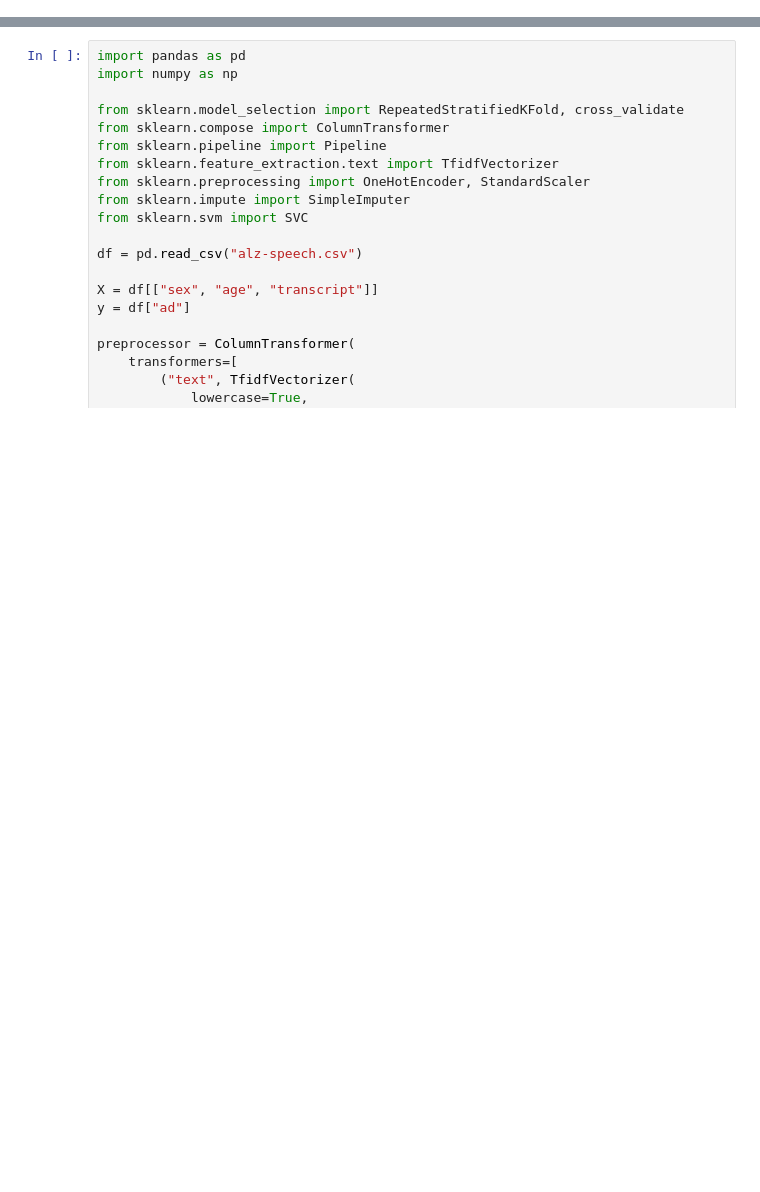
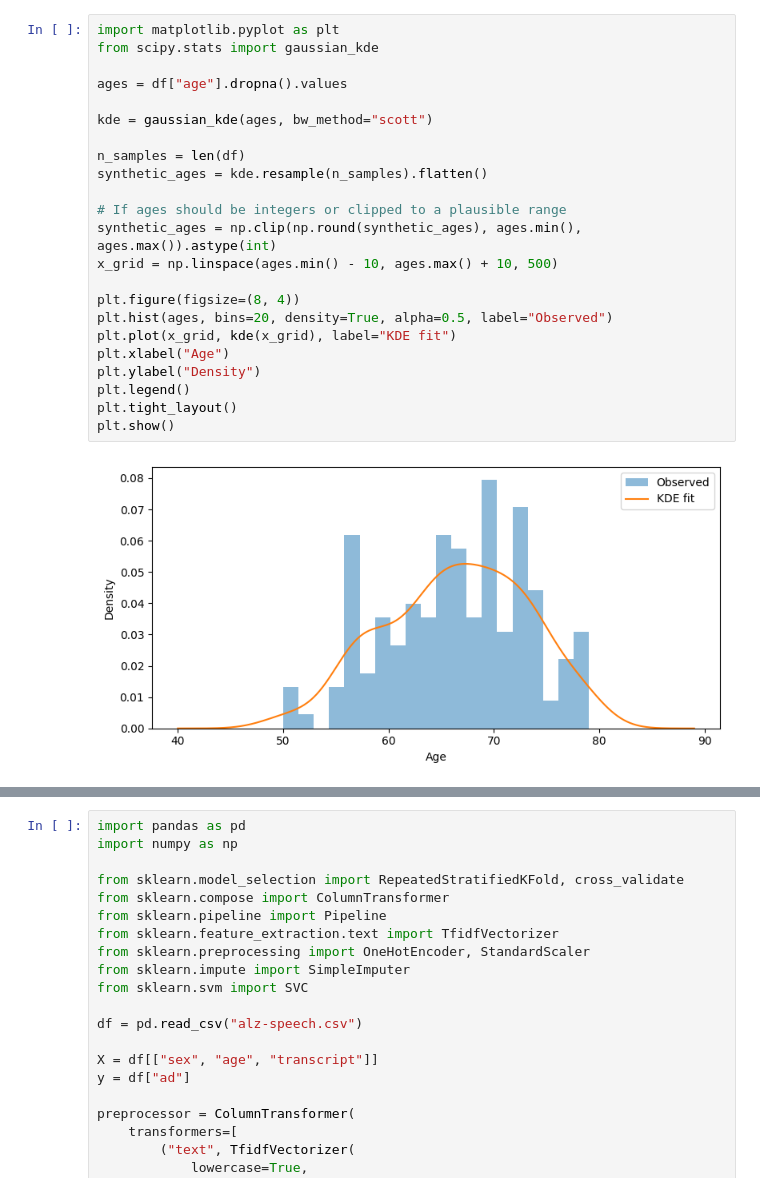
Before and after one commit to jwgarber/bayesian-alzheimers-project, a Jupyter notebook: model.ipynb, the cells around one changed output, grey strips where cells are left out. Drawn from its saved outputs; the diff is of its cells as text; blank space fills up the shorter version.

```diff
--- a/model.ipynb
+++ b/model.ipynb
@@ -79,3 +78,28 @@ f1        : 0.7435 +- 0.1026
 roc_auc   : 0.8639 +- 0.0657
 precision : 0.8340 +- 0.1057
 recall    : 0.6830 +- 0.1300
+# %%
+import matplotlib.pyplot as plt
+from scipy.stats import gaussian_kde
+
+ages = df["age"].dropna().values
+
+kde = gaussian_kde(ages, bw_method="scott")
+
+n_samples = len(df)
+synthetic_ages = kde.resample(n_samples).flatten()
+
+# If ages should be integers or clipped to a plausible range
+synthetic_ages = np.clip(np.round(synthetic_ages), ages.min(), ages.max()).astype(int)
+x_grid = np.linspace(ages.min() - 10, ages.max() + 10, 500)
+
+plt.figure(figsize=(8, 4))
+plt.hist(ages, bins=20, density=True, alpha=0.5, label="Observed")
+plt.plot(x_grid, kde(x_grid), label="KDE fit")
+plt.xlabel("Age")
+plt.ylabel("Density")
+plt.legend()
+plt.tight_layout()
+plt.show()
+# %% [output]
+[figure, added]
```
Also changed, not shown: parts of 8 cells of this notebook, 4 other files.
